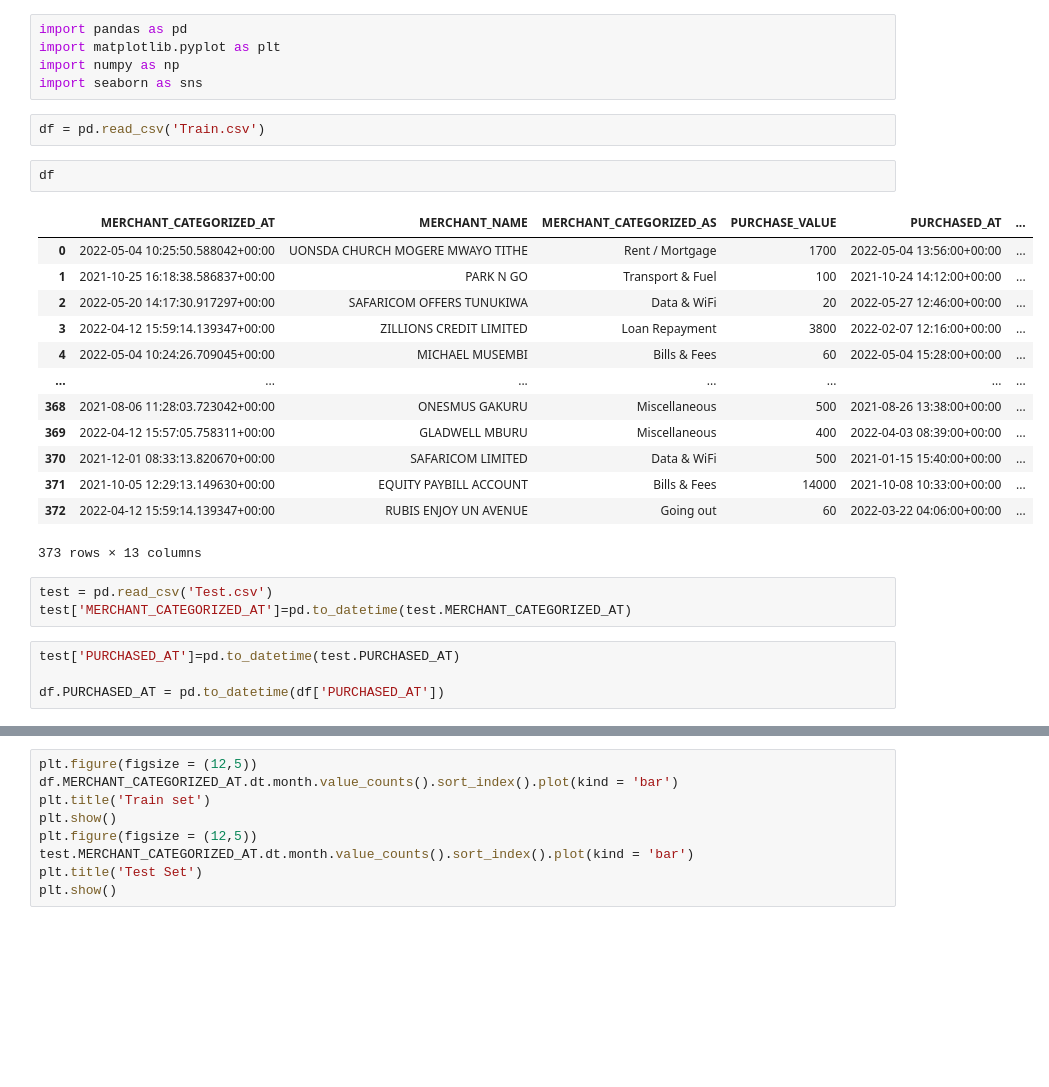
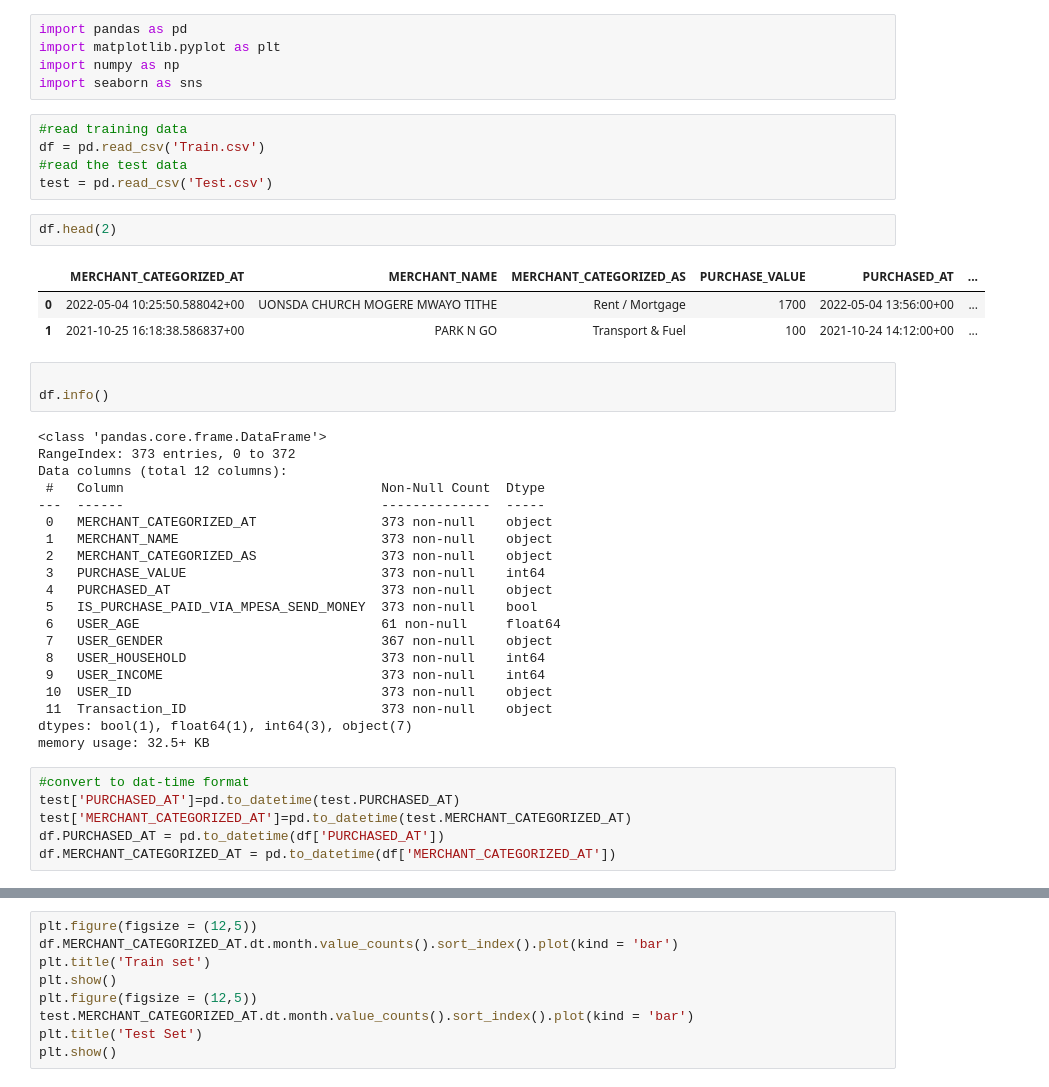
Before and after one commit to vineetgahtori/Random-Projects, a Jupyter notebook: EDA.ipynb, the cells around one changed output, grey strips where cells are left out. Cells and saved outputs as stored; diff of their text form; blank space fills up the shorter version.

```diff
--- a/EDA.ipynb
+++ b/EDA.ipynb
@@ -4,30 +4,45 @@ import matplotlib.pyplot as plt
 import numpy as np
 import seaborn as sns
 # %%
+#read training data
 df = pd.read_csv('Train.csv')
+#read the test data
+test = pd.read_csv('Test.csv')
 # %%
-df
+df.head(2)
 # %% [output]
 |  | MERCHANT_CATEGORIZED_AT | MERCHANT_NAME | MERCHANT_CATEGORIZED_AS | PURCHASE_VALUE | PURCHASED_AT | ... |
-| 0 | 2022-05-04 10:25:50.588042+00:00 | UONSDA CHURCH MOGERE MWAYO TITHE | Rent / Mortgage | 1700 | 2022-05-04 13:56:00+00:00 | ... |
-| 1 | 2021-10-25 16:18:38.586837+00:00 | PARK N GO | Transport & Fuel | 100 | 2021-10-24 14:12:00+00:00 | ... |
-| 2 | 2022-05-20 14:17:30.917297+00:00 | SAFARICOM OFFERS TUNUKIWA | Data & WiFi | 20 | 2022-05-27 12:46:00+00:00 | ... |
-| 3 | 2022-04-12 15:59:14.139347+00:00 | ZILLIONS CREDIT LIMITED | Loan Repayment | 3800 | 2022-02-07 12:16:00+00:00 | ... |
-| 4 | 2022-05-04 10:24:26.709045+00:00 | MICHAEL MUSEMBI | Bills & Fees | 60 | 2022-05-04 15:28:00+00:00 | ... |
-| ... | ... | ... | ... | ... | ... | ... |
-| 368 | 2021-08-06 11:28:03.723042+00:00 | ONESMUS GAKURU | Miscellaneous | 500 | 2021-08-26 13:38:00+00:00 | ... |
-| 369 | 2022-04-12 15:57:05.758311+00:00 | GLADWELL MBURU | Miscellaneous | 400 | 2022-04-03 08:39:00+00:00 | ... |
-| 370 | 2021-12-01 08:33:13.820670+00:00 | SAFARICOM LIMITED | Data & WiFi | 500 | 2021-01-15 15:40:00+00:00 | ... |
-| 371 | 2021-10-05 12:29:13.149630+00:00 | EQUITY PAYBILL ACCOUNT | Bills & Fees | 14000 | 2021-10-08 10:33:00+00:00 | ... |
-| 372 | 2022-04-12 15:59:14.139347+00:00 | RUBIS ENJOY UN AVENUE | Going out | 60 | 2022-03-22 04:06:00+00:00 | ... |
+| 0 | 2022-05-04 10:25:50.588042+00 | UONSDA CHURCH MOGERE MWAYO TITHE | Rent / Mortgage | 1700 | 2022-05-04 13:56:00+00 | ... |
+| 1 | 2021-10-25 16:18:38.586837+00 | PARK N GO | Transport & Fuel | 100 | 2021-10-24 14:12:00+00 | ... |
-373 rows × 13 columns
 # %%
-test = pd.read_csv('Test.csv')
-test['MERCHANT_CATEGORIZED_AT']=pd.to_datetime(test.MERCHANT_CATEGORIZED_AT)
+
+df.info()
+# %% [output]
+<class 'pandas.core.frame.DataFrame'>
+RangeIndex: 373 entries, 0 to 372
+Data columns (total 12 columns):
+ #   Column                                 Non-Null Count  Dtype
+---  ------                                 --------------  -----
+ 0   MERCHANT_CATEGORIZED_AT                373 non-null    object
+ 1   MERCHANT_NAME                          373 non-null    object
+ 2   MERCHANT_CATEGORIZED_AS                373 non-null    object
+ 3   PURCHASE_VALUE                         373 non-null    int64
+ 4   PURCHASED_AT                           373 non-null    object
+ 5   IS_PURCHASE_PAID_VIA_MPESA_SEND_MONEY  373 non-null    bool
+ 6   USER_AGE                               61 non-null     float64
+ 7   USER_GENDER                            367 non-null    object
+ 8   USER_HOUSEHOLD                         373 non-null    int64
+ 9   USER_INCOME                            373 non-null    int64
+ 10  USER_ID                                373 non-null    object
+ 11  Transaction_ID                         373 non-null    object
+dtypes: bool(1), float64(1), int64(3), object(7)
+memory usage: 32.5+ KB
 # %%
+#convert to dat-time format
 test['PURCHASED_AT']=pd.to_datetime(test.PURCHASED_AT)
-
+test['MERCHANT_CATEGORIZED_AT']=pd.to_datetime(test.MERCHANT_CATEGORIZED_AT)
 df.PURCHASED_AT = pd.to_datetime(df['PURCHASED_AT'])
+df.MERCHANT_CATEGORIZED_AT = pd.to_datetime(df['MERCHANT_CATEGORIZED_AT'])
 # %%
 df.info()
 # %% [output]
```
Also changed, not shown: parts of 17 cells of this notebook.
